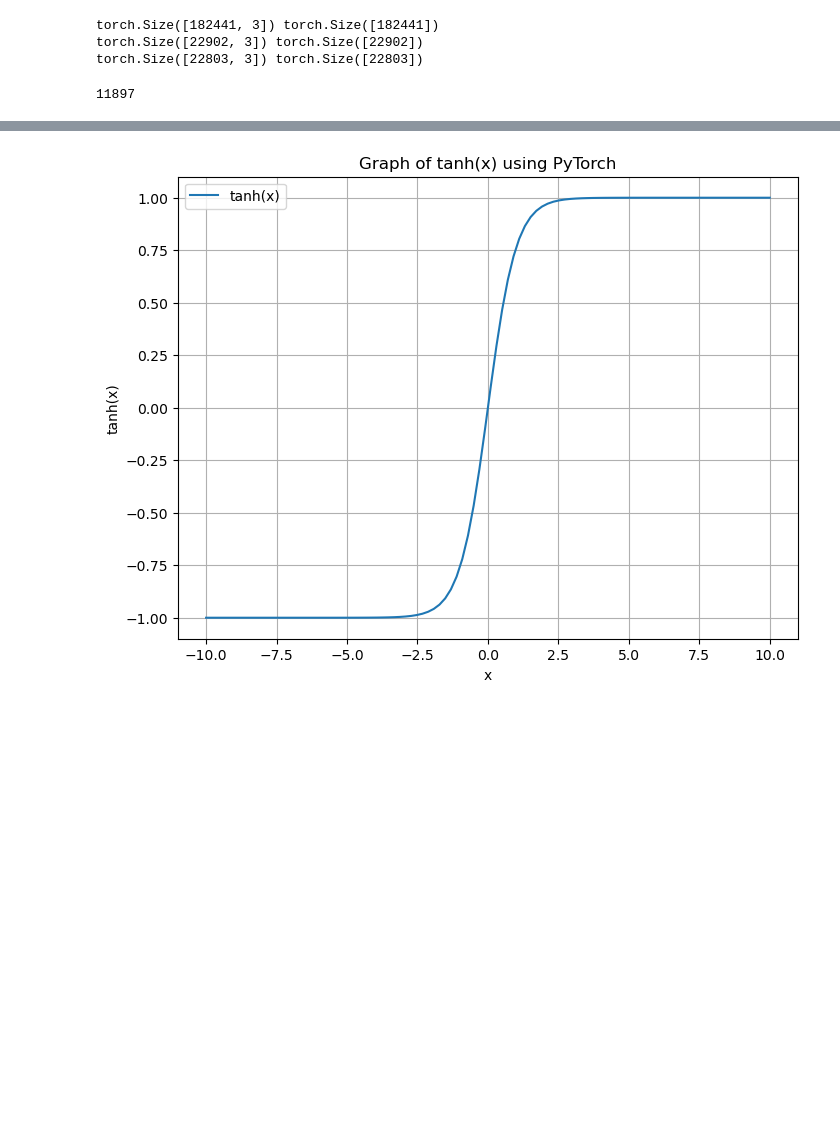
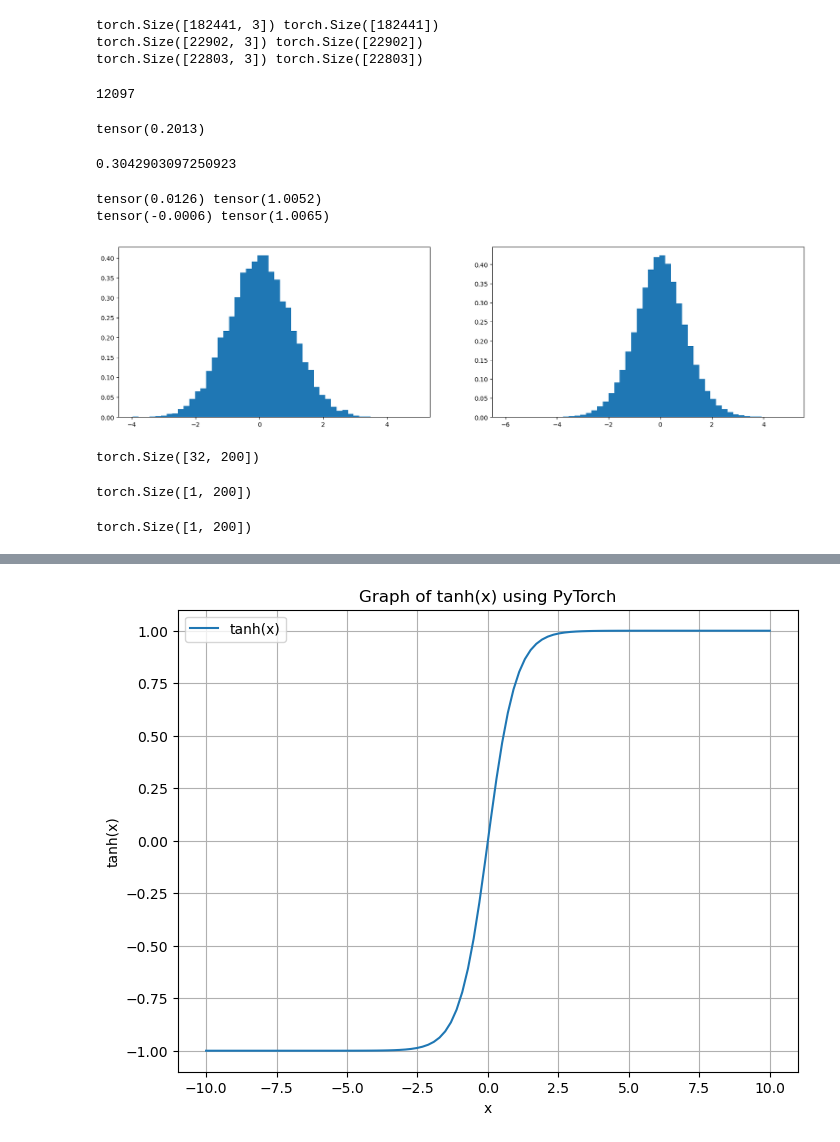
Before and after one commit to chaptersix/makemore, a Jupyter notebook: mlp_2.ipynb, the cells around one changed output, grey strips where cells are left out. Drawn from its saved outputs; the diff is of its cells as text; code cells hidden in the pictures; blank space fills up the shorter version.

```diff
--- a/mlp_2.ipynb
+++ b/mlp_2.ipynb
@@ -66,17 +66,60 @@ n_hidden = 200
 
 g = torch.Generator().manual_seed(214783647)
 C = torch.randn((vocab_size, n_embd), generator=g)
-W1 = torch.randn((n_embd * block_size,n_hidden), generator=g)
-b1 = torch.randn(n_hidden, generator=g)
+W1 = torch.randn((n_embd * block_size,n_hidden), generator=g) * (5/3) / ((n_embd * block_size *n_hidden)**0.5)#* 0.2
+b1 = torch.randn(n_hidden, generator=g) * 0.01
 W2 = torch.randn((n_hidden,vocab_size), generator=g) * 0.01 # make it smaller, we don't want to set weights to exactly zero
 b2 = torch.randn(vocab_size, generator=g) * 0 # init to zero
 
-parameters = [C,W1,b1,W2,b2]
+bngain = torch.ones((1, n_hidden))
+bnbias= torch.zeros((1, n_hidden))
+
+bnstd_running = torch.ones((1, n_hidden))
+bnmean_running = torch.zeros((1, n_hidden))
+
+
+parameters = [C,W1#,b1
+              ,W2,b2,bngain,bnbias]
 print(sum(p.nelement() for p in parameters))
 for p in parameters:
     p.requires_grad = True
 # %% [output]
-11897
+12097
+# %%
+(torch.randn(10000) * 0.2).std()
+# %% [output]
+tensor(0.2013)
+# %%
+(5/3)/ (30**0.5)
+# %% [output]
+0.3042903097250923
+# %%
+x = torch.randn(1000,10)
+w = torch.randn(10,200) / 10**0.5
+y = x @ w
+print(x.mean(), x.std())
+print(y.mean(), y.std())
+plt.figure(figsize=(20,5))
+plt.subplot(121)
+plt.hist(x.view(-1).tolist(), 50, density=True);
+plt.subplot(122)
+plt.hist(y.view(-1).tolist(), 50, density=True);
+# %% [output]
+tensor(0.0126) tensor(1.0052)
+tensor(-0.0006) tensor(1.0065)
+[figure, added]
+# %%
+hpract.shape
+# %% [output]
+torch.Size([32, 200])
+# %%
+hpract.mean(0, keepdim=True).shape
+# %% [output]
+torch.Size([1, 200])
+# %%
+hpract.std(0, keepdim=True).shape
+# %% [output]
+torch.Size([1, 200])
 # %%
 max_steps = 200000
 batch_size = 32
```
Also changed, not shown: parts of 11 cells of this notebook.
